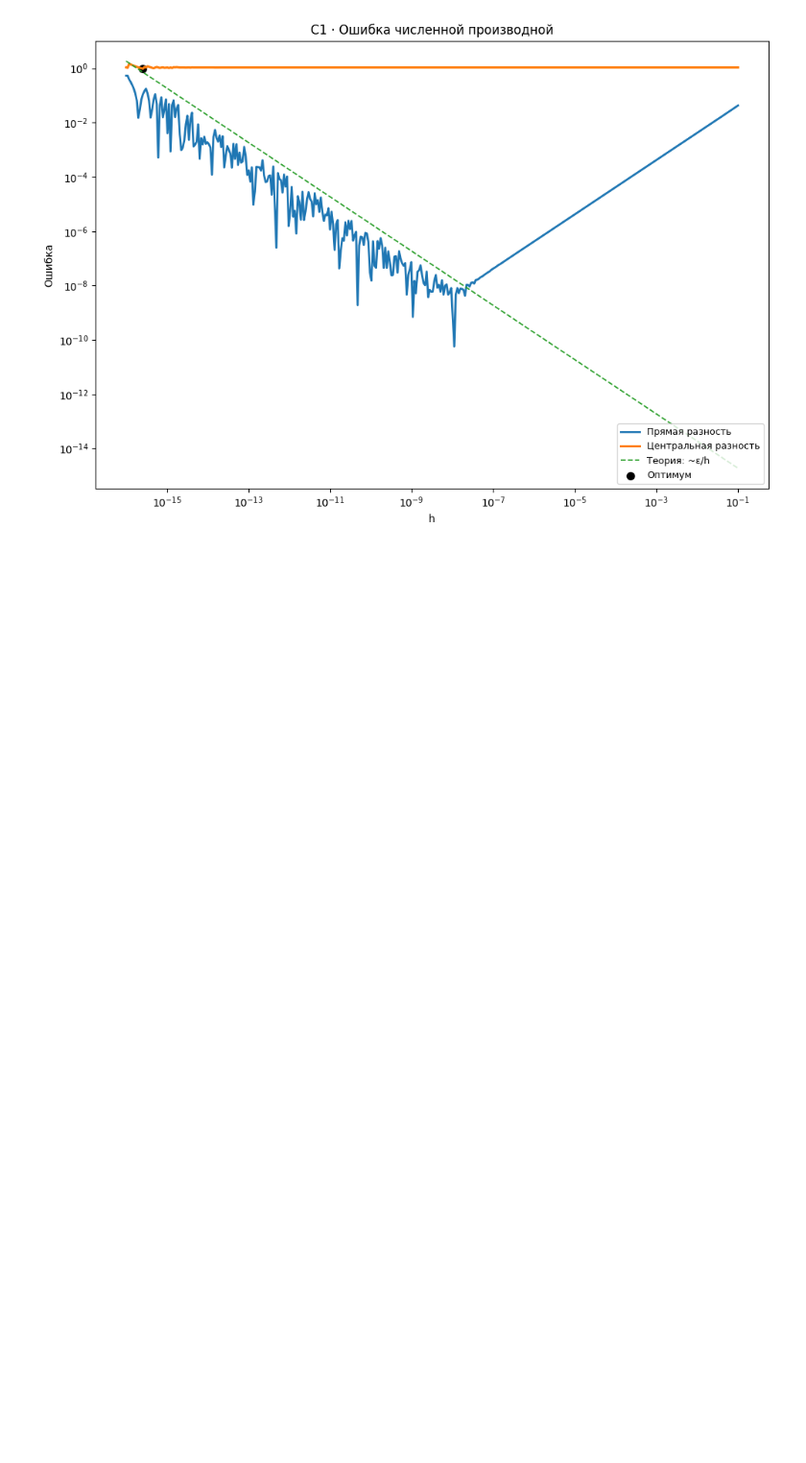
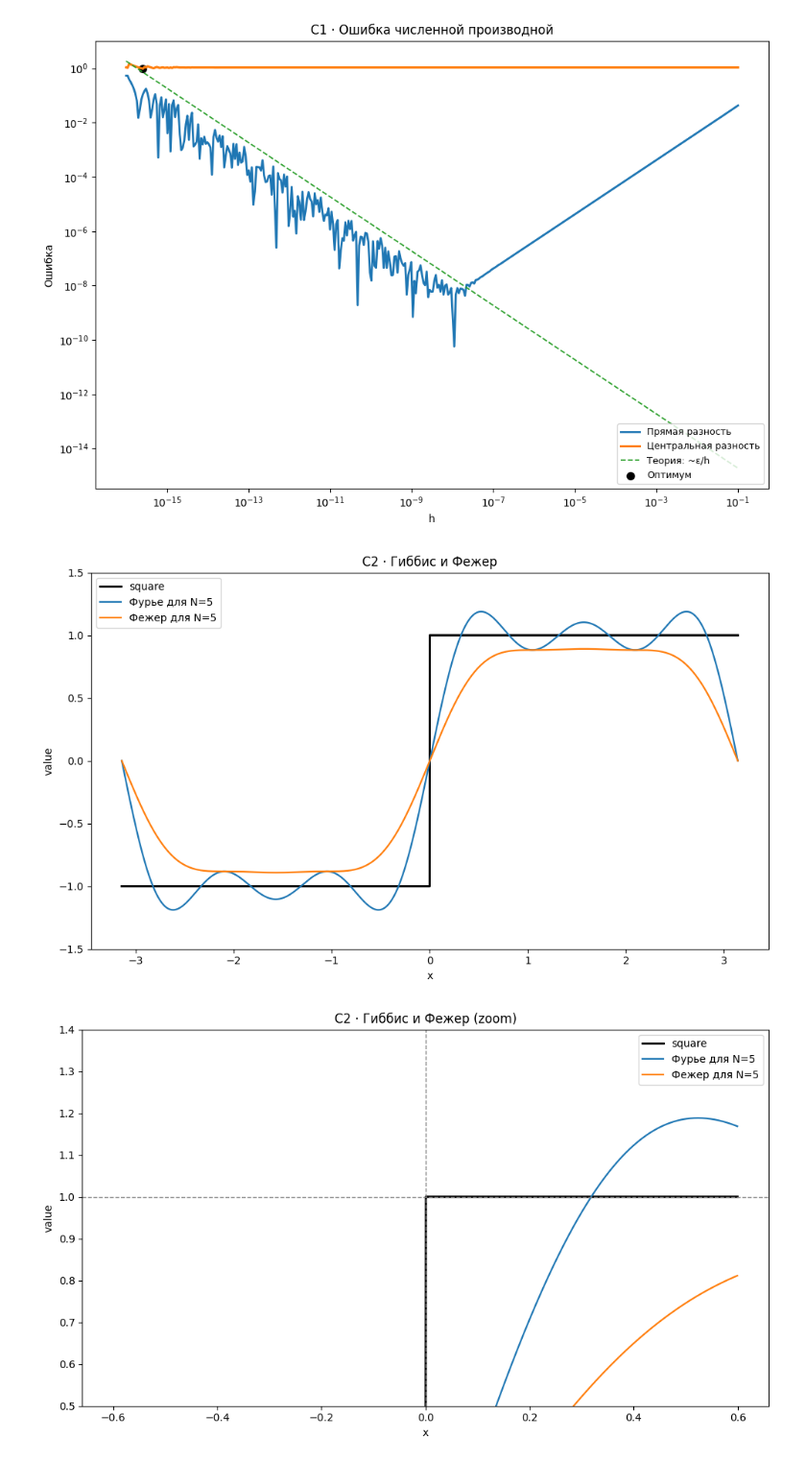
Before and after one commit to v1adimirk0zhevnikov/ML_education, a Jupyter notebook: Task2/Task2.ipynb, the cells around one changed output. Shown at 96% size. Drawn from its saved outputs; the diff is of its cells as text; code cells hidden in the pictures; blank space fills up the shorter version.

```diff
--- a/Task2/Task2.ipynb
+++ b/Task2/Task2.ipynb
@@ -74,53 +74,59 @@ make_figure()
 
 
 #TODO
-def square_wave(x):
+def square_wave(x: np.ndarray):
     """Идеальная квадратная волна (±1)."""
-    raise NotImplementedError
+    y_true: np.ndarray = np.where(x > 0, 1, -1)
+    return y_true
 
 
 #TODO
-def fourier_square_wave(x, N):
-    """Реализация формулы"""
-    raise NotImplementedError
+def fourier_square_wave(x: np.ndarray, N: int) -> np.ndarray:
+    """Реализация формулы ряда Фурье для квадратной волны."""
+    y_true: np.ndarray = np.zeros(len(x))
+    for k in range(1, N + 1, 2):
+        y_true += 4 / np.pi * (np.sin(k * x) / k)
+    return y_true
 
 
 # !!!ЗДЕСЬ НЕ НУЖНО МЕНЯТЬ, ЭТО ВЫВОД КАРТИНОК/СЛУЖЕБНОЕ!!!
 def fejer_sum_square(x, N):
-    ks = np.arange(1, N+1, 2)
-    weights = 1 - ks/(N+1.0)
-    s = np.sum(weights[:, None] * (np.sin(np.outer(ks, x))/ks[:,
-    None]), axis=0)
-    return (4/np.pi) * s
+    ks = np.arange(1, N + 1, 2)
+    weights = 1 - ks / (N + 1.0)
+    s = np.sum(weights[:, None] * (np.sin(np.outer(ks, x))/ks[:, None]), axis=0)
+    return (4 / np.pi) * s
 
 
 def plot_pair(N, zoom=False):
     x = np.linspace(-np.pi, np.pi, 4000)
     y_true = square_wave(x)
     yN = fourier_square_wave(x, N)
     yF = fejer_sum_square(x, N)
     if zoom:
-    mask = (x > -0.6) & (x < 0.6)
-    x, y_true, yN, yF = x[mask], y_true[mask], yN[mask], yF[mask]
+        mask = (x > -0.6) & (x < 0.6)
+        x, y_true, yN, yF = x[mask], y_true[mask], yN[mask], yF[mask]
+
     plt.figure(figsize=(10, 6))
     plt.plot(x, y_true, linewidth=2.2, label="square", color="black")
     plt.plot(x, yN, linewidth=1.6, label=f"Фурье для N={N}")
     plt.plot(x, yF, linewidth=1.6, label=f"Фежер для N={N}")
     if not zoom:
-    plt.ylim(-1.5, 1.5)
+        plt.ylim(-1.5, 1.5)
     else:
-    plt.ylim(0.5, 1.4)
-    plt.axhline(1.0, color="gray", linewidth=1.0, linestyle="--")
-    plt.axvline(0.0, color="gray", linewidth=1.0, linestyle="--")
+        plt.ylim(0.5, 1.4)
+        plt.axhline(1.0, color="gray", linewidth=1.0, linestyle="--")
+        plt.axvline(0.0, color="gray", linewidth=1.0, linestyle="--")
     plt.xlabel("x"); plt.ylabel("value")
-    plt.title("C2 · Гиббис и Фежер (zoom)" if zoom else "C2 · Гиббис и
-    Фежер")
+    plt.title("C2 · Гиббис и Фежер (zoom)" if zoom else "C2 · Гиббис и Фежер")
     plt.legend()
     plt.tight_layout()
     plt.show()
 
 
 # Пример:
 for N in [5, 25, 125]:
     plot_pair(N, zoom=False)
     plot_pair(N, zoom=True)
+# %% [output]
+[figure, added]
+[figure, added]
```
Also changed, not shown: parts of 2 cells of this notebook, 3 other files.
